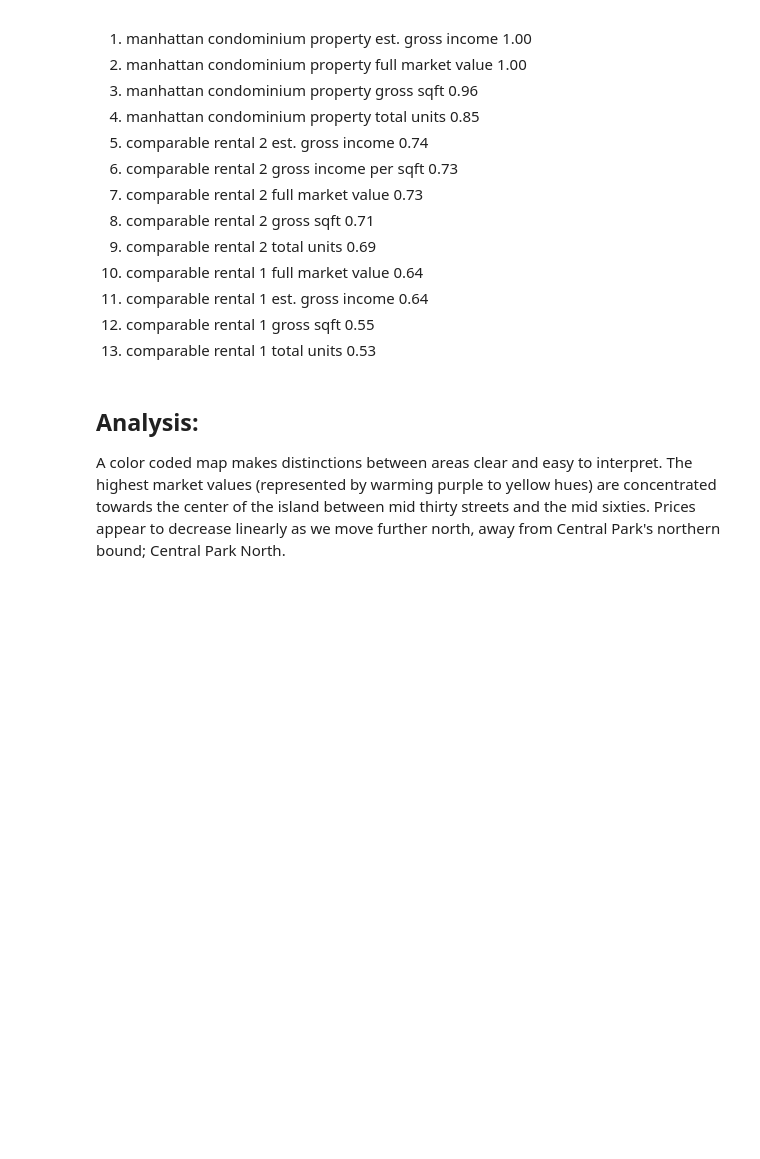
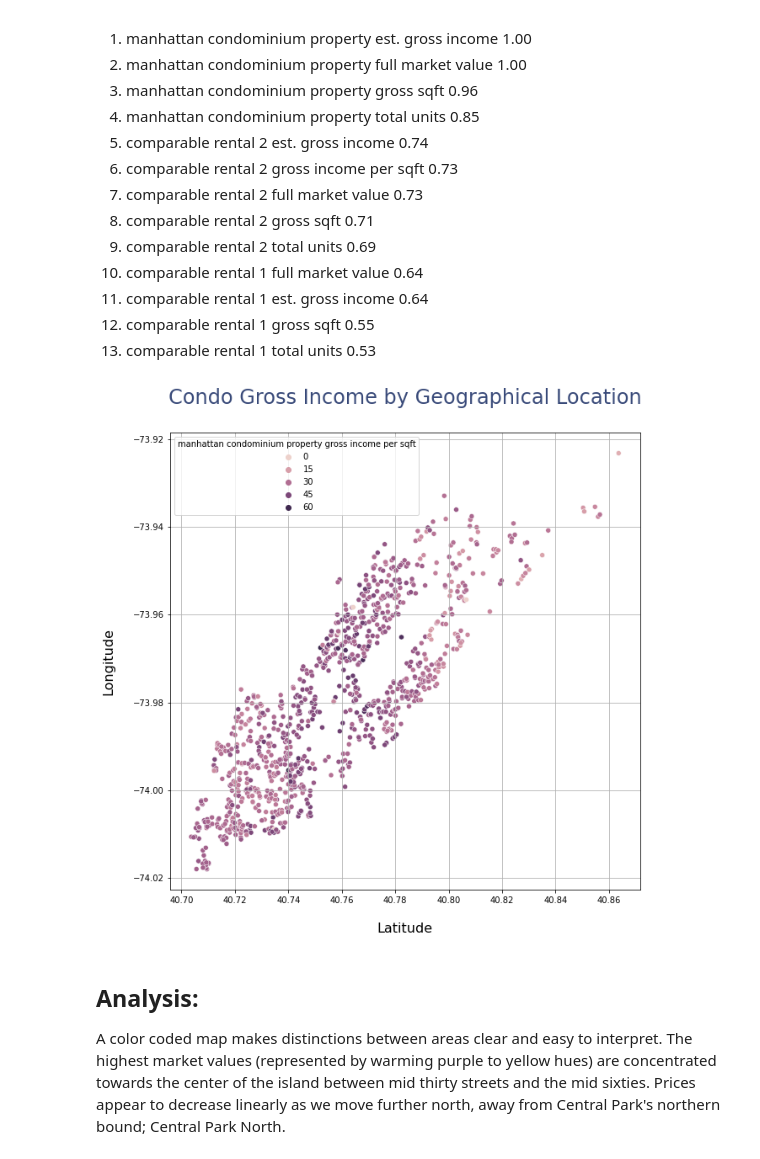
Before and after one commit to starkjones/NYC-Condominium-Rental-Income-Analysis, a Jupyter notebook: NYC_Condo_Comp_RI__Analysis.ipynb, the cells around one changed output. Saved outputs shown, nothing was run; the diff lists cells and outputs as text; code cells hidden in the pictures; blank space fills up the shorter version.

```diff
--- a/NYC_Condo_Comp_RI__Analysis.ipynb
+++ b/NYC_Condo_Comp_RI__Analysis.ipynb
@@ -232,7 +385,9 @@ correlated_features.round(2).sort_values(ascending = False)
 # %%
 fig, axes = plt.subplots(nrows=1, ncols =1, figsize=(10,10));
 sns.scatterplot(data =df,x='latitude', y= 'longitude', hue = 'manhattan condominium property gross income per sqft');
-axes.set_title('Condo Gross Income by Location\n', color= '#081d58', alpha= .8, fontsize =24);
+axes.set_title('Condo Gross Income by Geographical Location\n', color= '#081d58', alpha= .8, fontsize =24);
 plt.xlabel('\nLatitude', fontsize = 16);
 plt.ylabel('Longitude\n', fontsize = 16);
 plt.grid('both')
+# %% [output]
+[figure, added]
```
Also changed, not shown: parts of 45 cells of this notebook.
